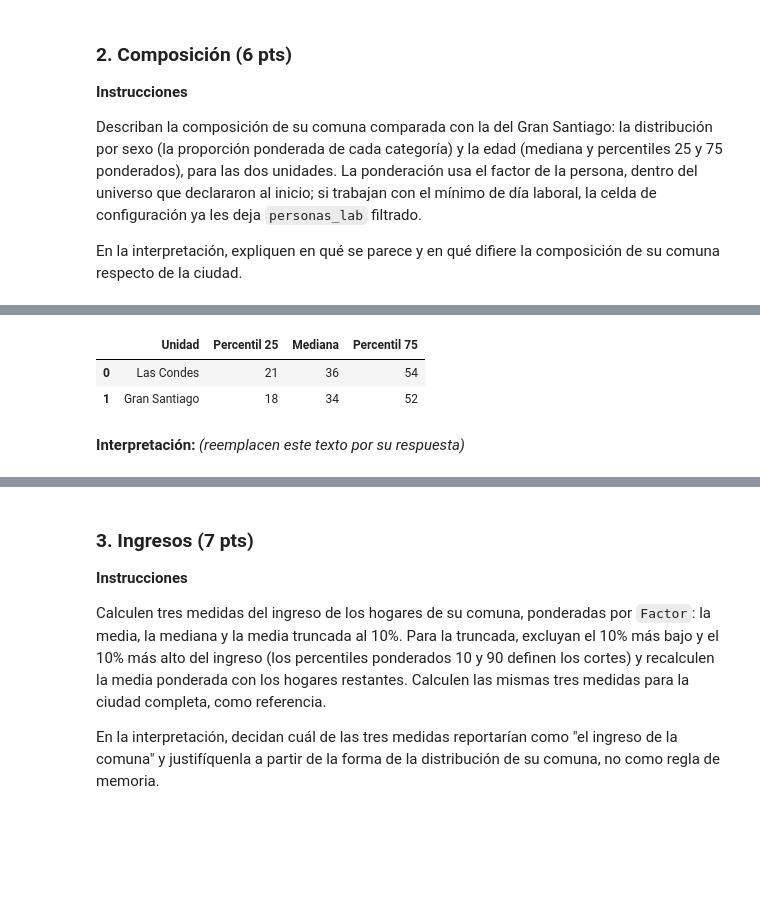
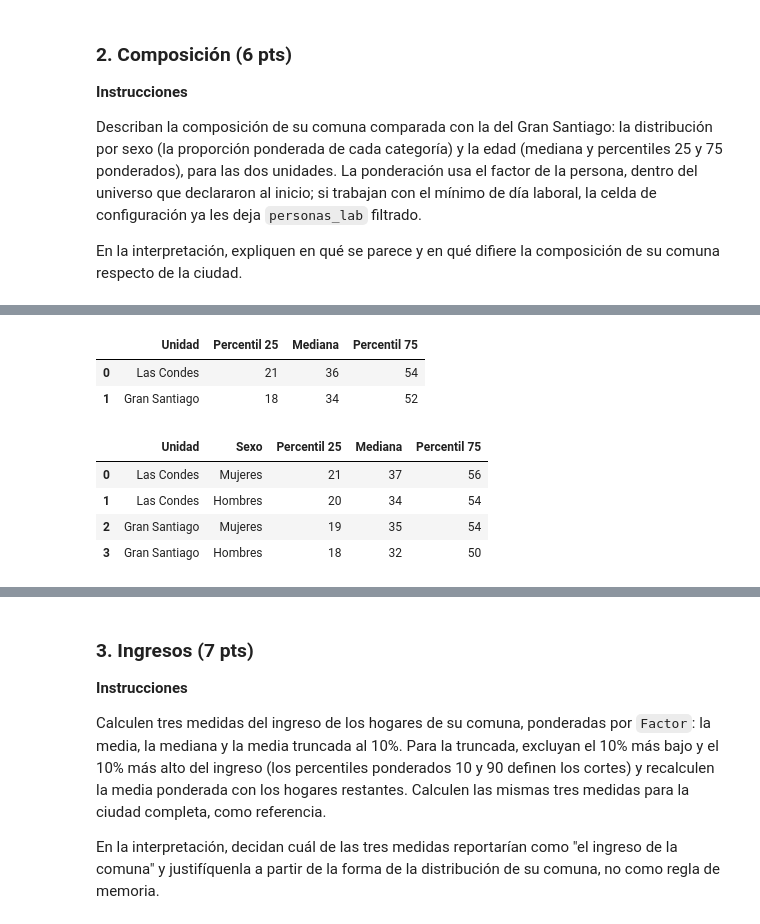
Before and after one commit to gonzzza-lol/cienciaDatos, a Jupyter notebook: tarea1_Suarez_Gutierrez.ipynb, the cells around one changed output, grey strips where cells are left out. Cells and saved outputs as stored; diff of their text form; code cells hidden in the pictures; blank space fills up the shorter version.

```diff
--- a/tarea1_Suarez_Gutierrez.ipynb
+++ b/tarea1_Suarez_Gutierrez.ipynb
@@ -195,9 +206,7 @@ edadLasCondes=cuantiles_ponderados(personasLasCondes["Edad"], personasLasCondes[
 edad_Mujeres_Las_Condes = cuantiles_ponderados(mujeresLasCondes["Edad"], mujeresLasCondes["Factor_persona"], [0.25, 0.50, 0.75])
 edad_Hombres_Las_Condes = cuantiles_ponderados(hombresLasCondes["Edad"], hombresLasCondes["Factor_persona"], [0.25, 0.50, 0.75])
 # %%
-
-
-edadStgo=cuantiles_ponderados(personas["Edad"], personas["Factor"], [0.25, 0.50, 0.75])
+edadStgo = cuantiles_ponderados(personas["Edad"], personas["Factor"], [0.25, 0.50, 0.75])
 
 tabla_edades = pd.DataFrame({
     "Unidad": [
@@ -209,34 +218,82 @@ tabla_edades = pd.DataFrame({
         edadStgo[0]
     ],
     "Mediana": [
         edadLasCondes[1],
         edadStgo[1]
     ],
     "Percentil 75": [
         edadLasCondes[2],
         edadStgo[2]
     ]
 })
 
 tabla_edades[[
     "Percentil 25",
     "Mediana",
     "Percentil 75"
 ]] = tabla_edades[[
     "Percentil 25",
     "Mediana",
     "Percentil 75"
 ]].round().astype(int)
 
 display(tabla_edades)
 
 
+edad_Mujeres_Stgo = cuantiles_ponderados(mujeres_stgo["Edad"], mujeres_stgo["Factor"], [0.25, 0.50, 0.75])
+edad_Hombres_Stgo = cuantiles_ponderados(hombres_stgo["Edad"], hombres_stgo["Factor"], [0.25, 0.50, 0.75])
 
-edad_Mujeres_Stgo = cuantiles_ponderados(mujeres_stgo["Edad"], mujeres_stgo["Factor"], [0.25, 0.50, 0.75])
-edad_Hombres_Stgo = cuantiles_ponderados(hombres_stgo["Edad"],hombres_stgo["Factor"],[0.25, 0.50, 0.75])
+
+tabla_edades_sexo = pd.DataFrame({
+    "Unidad": [
+        "Las Condes",
+        "Las Condes",
+        "Gran Santiago",
+        "Gran Santiago"
+    ],
+    "Sexo": [
+        "Mujeres",
+        "Hombres",
+        "Mujeres",
+        "Hombres"
+    ],
+    "Percentil 25": [
+        edad_Mujeres_Las_Condes[0],
+        edad_Hombres_Las_Condes[0],
+        edad_Mujeres_Stgo[0],
+        edad_Hombres_Stgo[0]
+    ],
+    "Mediana": [
+        edad_Mujeres_Las_Condes[1],
+        edad_Hombres_Las_Condes[1],
+        edad_Mujeres_Stgo[1],
+        edad_Hombres_Stgo[1]
+    ],
+    "Percentil 75": [
+        edad_Mujeres_Las_Condes[2],
+        edad_Hombres_Las_Condes[2],
+        edad_Mujeres_Stgo[2],
+        edad_Hombres_Stgo[2]
+    ]
+})
+
+tabla_edades_sexo[[
+    "Percentil 25",
+    "Mediana",
+    "Percentil 75"
+]] = tabla_edades_sexo[[
+    "Percentil 25",
+    "Mediana",
+    "Percentil 75"
+]].round().astype(int)
+
+display(tabla_edades_sexo)
 # %% [output]
 |  | Unidad | Percentil 25 | Mediana | Percentil 75 |
 | 0 | Las Condes | 21 | 36 | 54 |
 | 1 | Gran Santiago | 18 | 34 | 52 |
+|  | Unidad | Sexo | Percentil 25 | Mediana | Percentil 75 |
+| 0 | Las Condes | Mujeres | 21 | 37 | 56 |
+| 1 | Las Condes | Hombres | 20 | 34 | 54 |
+| 2 | Gran Santiago | Mujeres | 19 | 35 | 54 |
+| 3 | Gran Santiago | Hombres | 18 | 32 | 50 |
-# %% [markdown]
-**Interpretación:** *(reemplacen este texto por su respuesta)*
```
Also changed, not shown: parts of 2 cells of this notebook.
